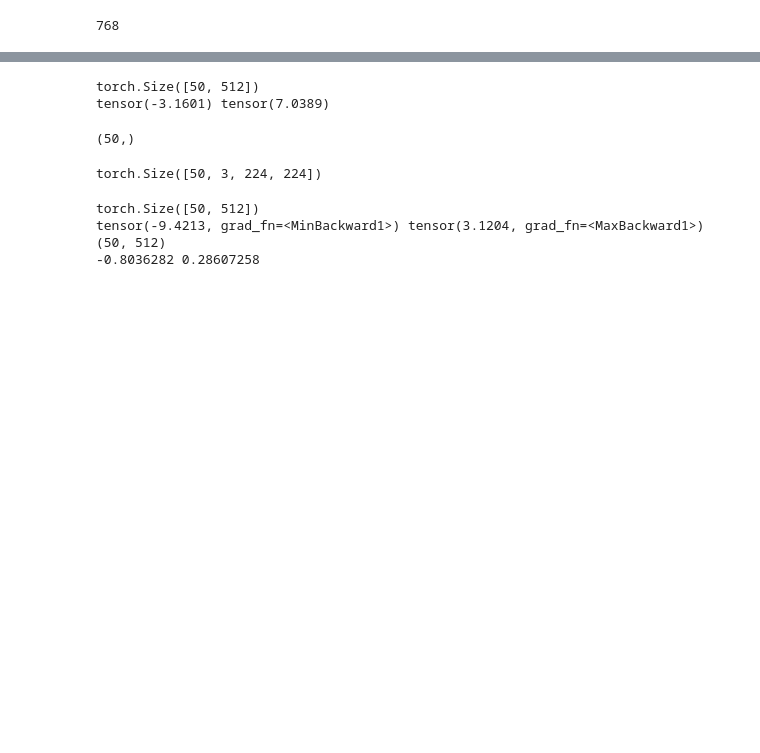
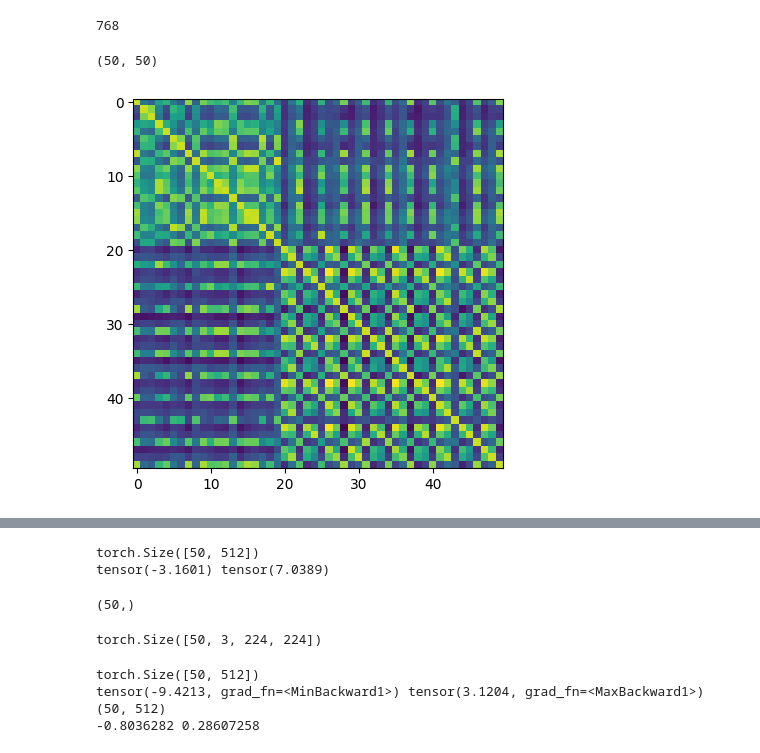
Before and after one commit to nanbohra/ImageRecommendation_ProductMatching, a Jupyter notebook: get_img_embeddings.ipynb, the cells around one changed output, grey strips where cells are left out. Saved outputs shown, nothing was run; the diff lists cells and outputs as text; code cells hidden in the pictures; blank space fills up the shorter version.

```diff
--- a/get_img_embeddings.ipynb
+++ b/get_img_embeddings.ipynb
@@ -183,3 +184,27 @@ embedding_len = len(avg_patch_embeddings[0])
 embedding_len
 # %% [output]
 768
+# %%
+# DINOv2 Model
+# Visualizing cosine similarity matrix between embeddings...
+import numpy as np
+from numpy.linalg import norm
+
+embeddings = avg_patch_embeddings.detach().cpu().numpy()
+
+# calculate value to normalize each vector by
+norm_factor = np.linalg.norm(embeddings, axis=1)
+norm_factor.shape
+
+cos_sim = np.dot(embeddings, embeddings.T) / (
+    norm(embeddings, axis=1) * norm(embeddings, axis=1)
+)
+print(cos_sim.shape)
+
+import matplotlib.pyplot as plt
+
+plt.imshow(cos_sim)
+plt.show()
+# %% [output]
+(50, 50)
+[figure, added]
```
Also changed, not shown: parts of 14 cells of this notebook, 16 other files.
